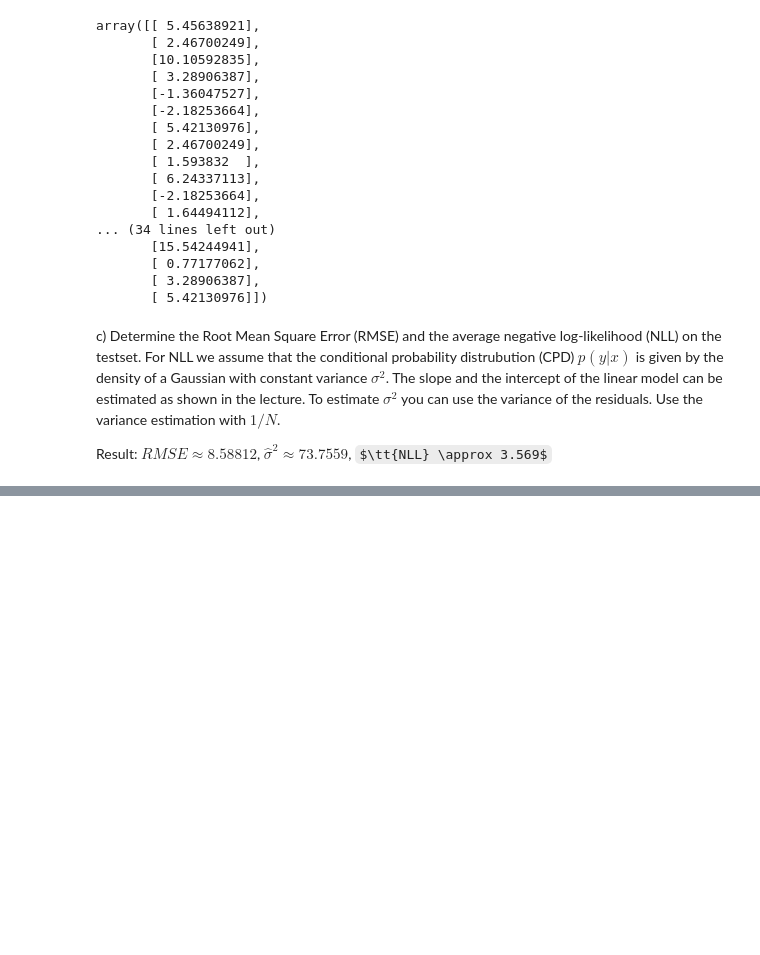
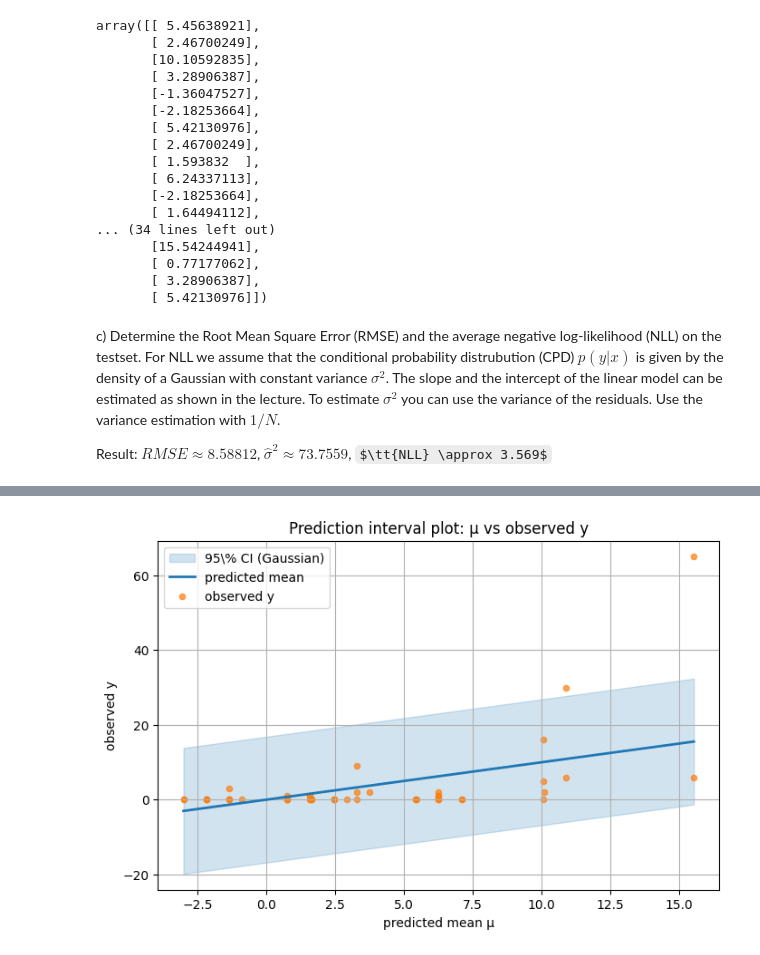
Before and after one commit to haasentimo/MachineLearning, a Jupyter notebook: Aufgabe2/Nummer1.ipynb, the cells around one changed output, grey strips where cells are left out. Drawn from its saved outputs; the diff is of its cells as text; code cells hidden in the pictures; some formulas as TeX source; blank space fills up the shorter version.

```diff
--- a/Aufgabe2/Nummer1.ipynb
+++ b/Aufgabe2/Nummer1.ipynb
@@ -128,3 +126,22 @@ array([[ 5.45638921],
 c) Determine the Root Mean Square Error (RMSE) and the average negative log-likelihood (NLL) on the testset. For NLL we assume that the conditional probability distrubution (CPD) $p(y|x)$ is given by the density of a Gaussian with constant variance $\sigma^2$. The slope and the intercept of the linear model can be estimated as shown in the lecture. To estimate $\sigma^2$ you can use the variance of the residuals. Use the variance estimation with $1/N$.
 
 Result: $ RMSE \approx 8.58812$, $\hat \sigma^2 \approx 73.7559$, $\tt{NLL} \approx 3.569$
+# %%
+y_true = np.array(yTest).flatten()
+y_pred = np.array(yPred).flatten()
+
+resid = y_true - y_pred
+N = y_true.shape[0]
+
+# RMSE
+rmse = np.sqrt(np.mean(resid**2))
+
+# Varianzschätzung mit 1/N
+sigma2 = np.mean(resid**2)
+
+# durchschnittliche NLL pro Testpunkt für N( y | mu, sigma2 )
+avg_nll = 0.5 * np.log(2 * np.pi * sigma2) + 0.5 * np.mean((resid**2) / sigma2)
+
+print(f"RMSE: {rmse:.5f}")
+print(f"hat sigma^2 (1/N): {sigma2:.5f}")
+print(f"durchschnittliche NLL: {avg_nll:.5f}")
@@ -130,0 +166,29 @@ Result: $ RMSE \approx 8.58812$, $\hat \sigma^2 \approx 73.7559$, $\tt{NLL} \app
+# %%
+# python
+import numpy as np
+import matplotlib.pyplot as plt
+
+# Voraussetzung: `y_true`, `y_pred`, `sigma2` existieren im Notebook
+mu = np.array(y_pred).flatten()   # \hat{\mu}_i
+y = np.array(y_true).flatten()
+sigma = np.sqrt(float(sigma2))    # \hat{\sigma}
+
+# Sortieren für sauberes CI-Band
+idx = np.argsort(mu)
+mu_s = mu[idx]
+y_s = y[idx]
+lower = mu_s - 1.96 * sigma
+upper = mu_s + 1.96 * sigma
+
+plt.figure(figsize=(8,5))
+plt.fill_between(mu_s, lower, upper, color='C0', alpha=0.2, label='95\\% CI (Gaussian)')
+plt.plot(mu_s, mu_s, color='C0', lw=2, label='predicted mean')
+plt.scatter(mu, y, s=20, color='C1', alpha=0.7, label='observed y')
+plt.xlabel('predicted mean μ')
+plt.ylabel('observed y')
+plt.title('Prediction interval plot: μ vs observed y')
+plt.legend()
+plt.grid(True)
+plt.show()
+# %% [output]
+[figure, added]
```
Also changed, not shown: parts of 10 cells of this notebook.
